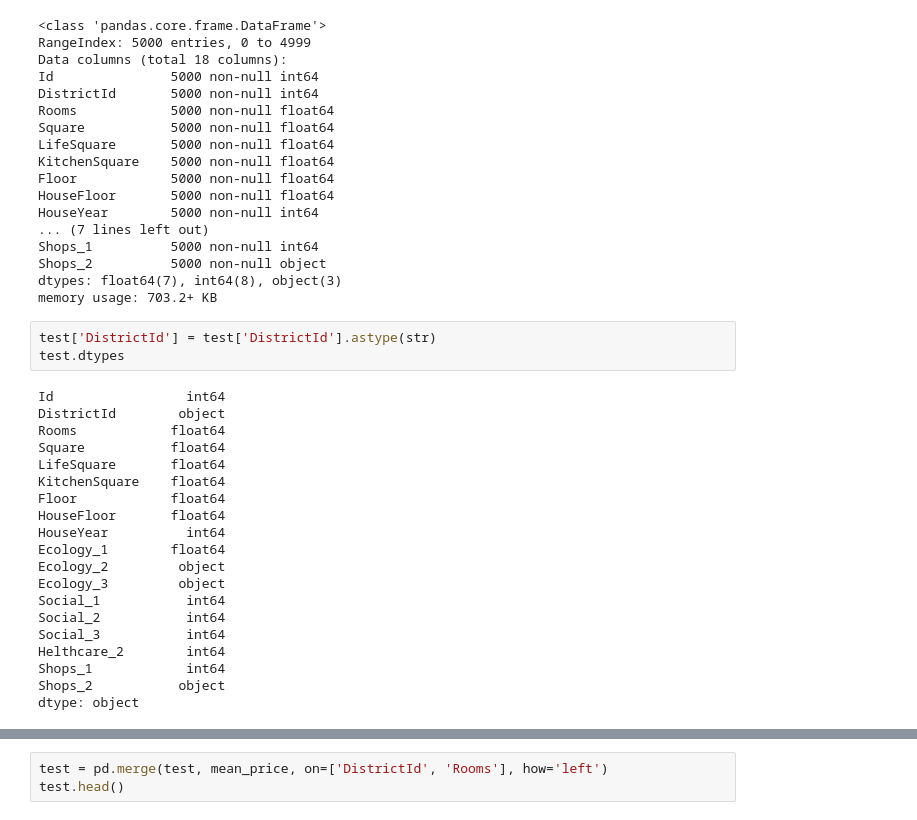
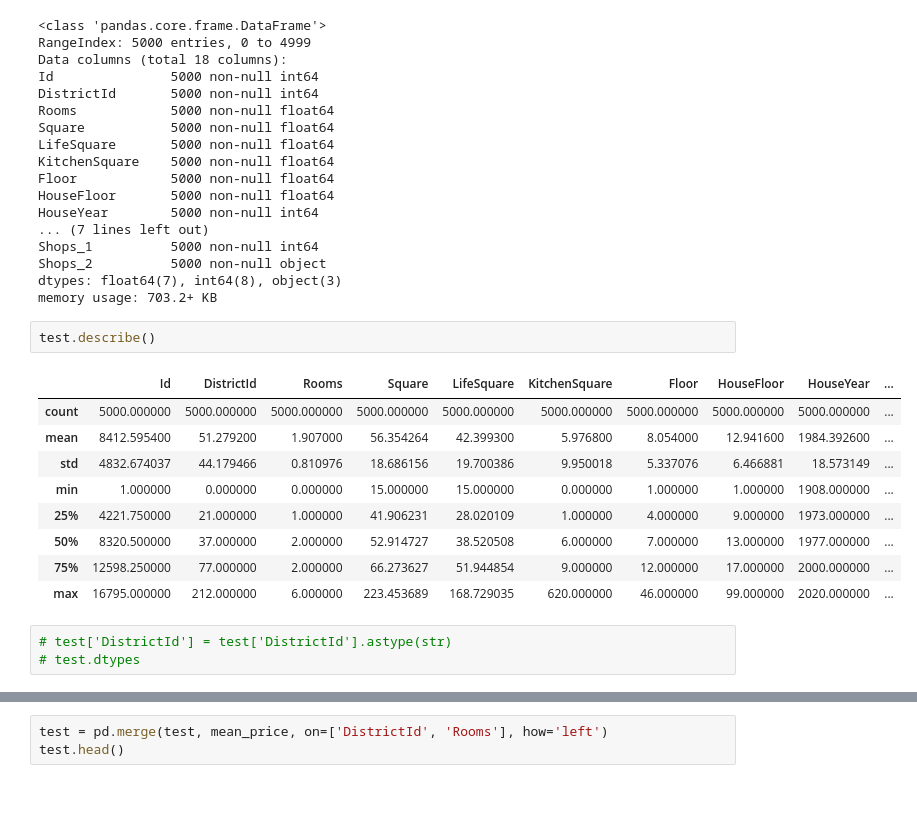
Before and after one commit to barinsm/GeekBrains, a Jupyter notebook: hw06.ipynb, the cells around one changed output, grey strips where cells are left out. Drawn from its saved outputs; the diff is of its cells as text; blank space fills up the shorter version.

```diff
--- a/hw06.ipynb
+++ b/hw06.ipynb
@@ -259,27 +252,19 @@ Shops_1          5000 non-null int64
 Shops_2          5000 non-null object
 dtypes: float64(7), int64(8), object(3)
 memory usage: 703.2+ KB
+# %%
+test.describe()
+# %% [output]
+|  | Id | DistrictId | Rooms | Square | LifeSquare | KitchenSquare | Floor | HouseFloor | HouseYear | ... |
+| count | 5000.000000 | 5000.000000 | 5000.000000 | 5000.000000 | 5000.000000 | 5000.000000 | 5000.000000 | 5000.000000 | 5000.000000 | ... |
+| mean | 8412.595400 | 51.279200 | 1.907000 | 56.354264 | 42.399300 | 5.976800 | 8.054000 | 12.941600 | 1984.392600 | ... |
+| std | 4832.674037 | 44.179466 | 0.810976 | 18.686156 | 19.700386 | 9.950018 | 5.337076 | 6.466881 | 18.573149 | ... |
+| min | 1.000000 | 0.000000 | 0.000000 | 15.000000 | 15.000000 | 0.000000 | 1.000000 | 1.000000 | 1908.000000 | ... |
+| 25% | 4221.750000 | 21.000000 | 1.000000 | 41.906231 | 28.020109 | 1.000000 | 4.000000 | 9.000000 | 1973.000000 | ... |
+| 50% | 8320.500000 | 37.000000 | 2.000000 | 52.914727 | 38.520508 | 6.000000 | 7.000000 | 13.000000 | 1977.000000 | ... |
+| 75% | 12598.250000 | 77.000000 | 2.000000 | 66.273627 | 51.944854 | 9.000000 | 12.000000 | 17.000000 | 2000.000000 | ... |
+| max | 16795.000000 | 212.000000 | 6.000000 | 223.453689 | 168.729035 | 620.000000 | 46.000000 | 99.000000 | 2020.000000 | ... |
 # %%
-test['DistrictId'] = test['DistrictId'].astype(str)
-test.dtypes
+# test['DistrictId'] = test['DistrictId'].astype(str)
+# test.dtypes
-# %% [output]
-Id                 int64
-DistrictId        object
-Rooms            float64
-Square           float64
-LifeSquare       float64
-KitchenSquare    float64
-Floor            float64
-HouseFloor       float64
-HouseYear          int64
-Ecology_1        float64
-Ecology_2         object
-Ecology_3         object
-Social_1           int64
-Social_2           int64
-Social_3           int64
-Helthcare_2        int64
-Shops_1            int64
-Shops_2           object
-dtype: object
 # %%
```
Also changed, not shown: parts of 26 cells of this notebook.
